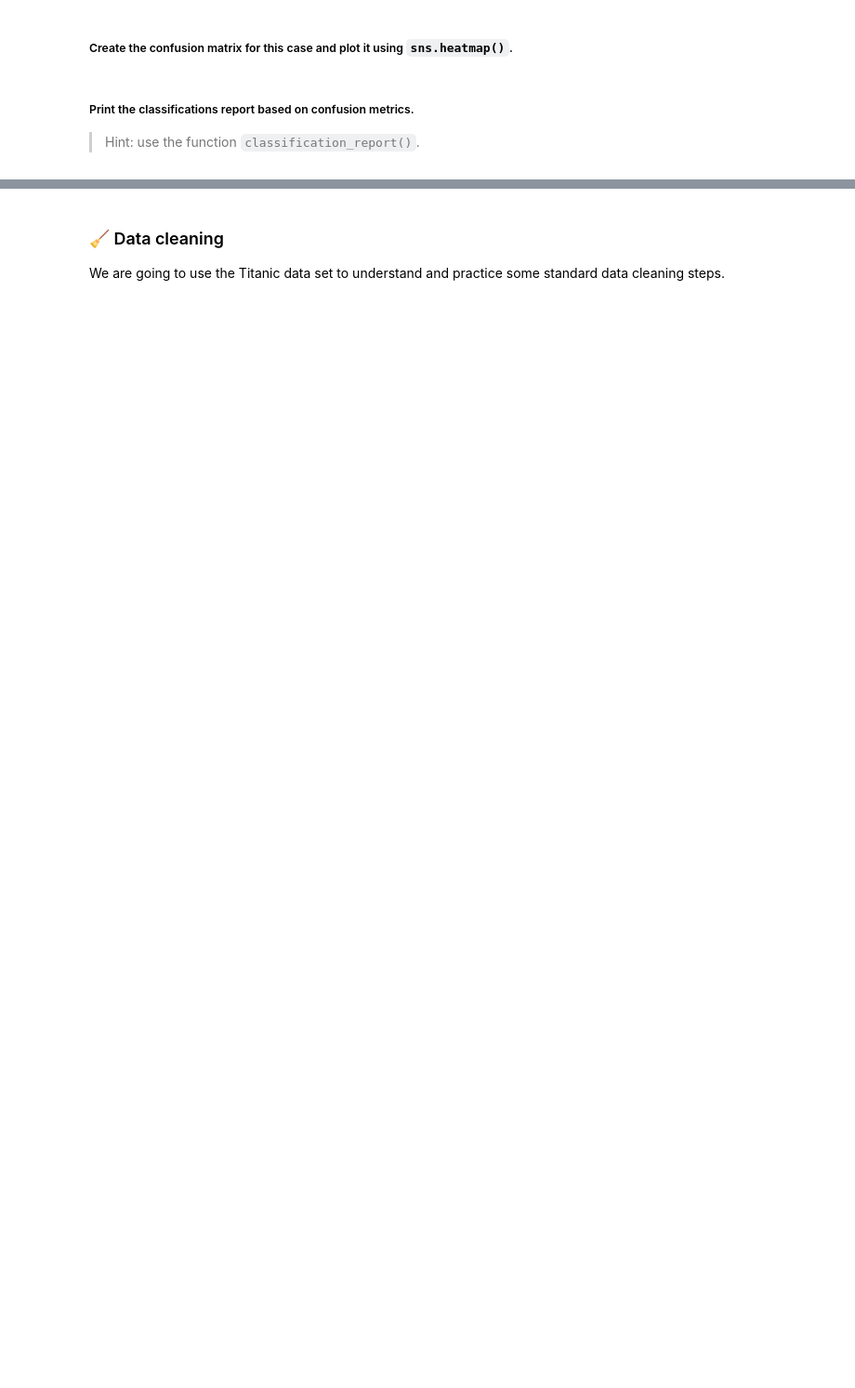
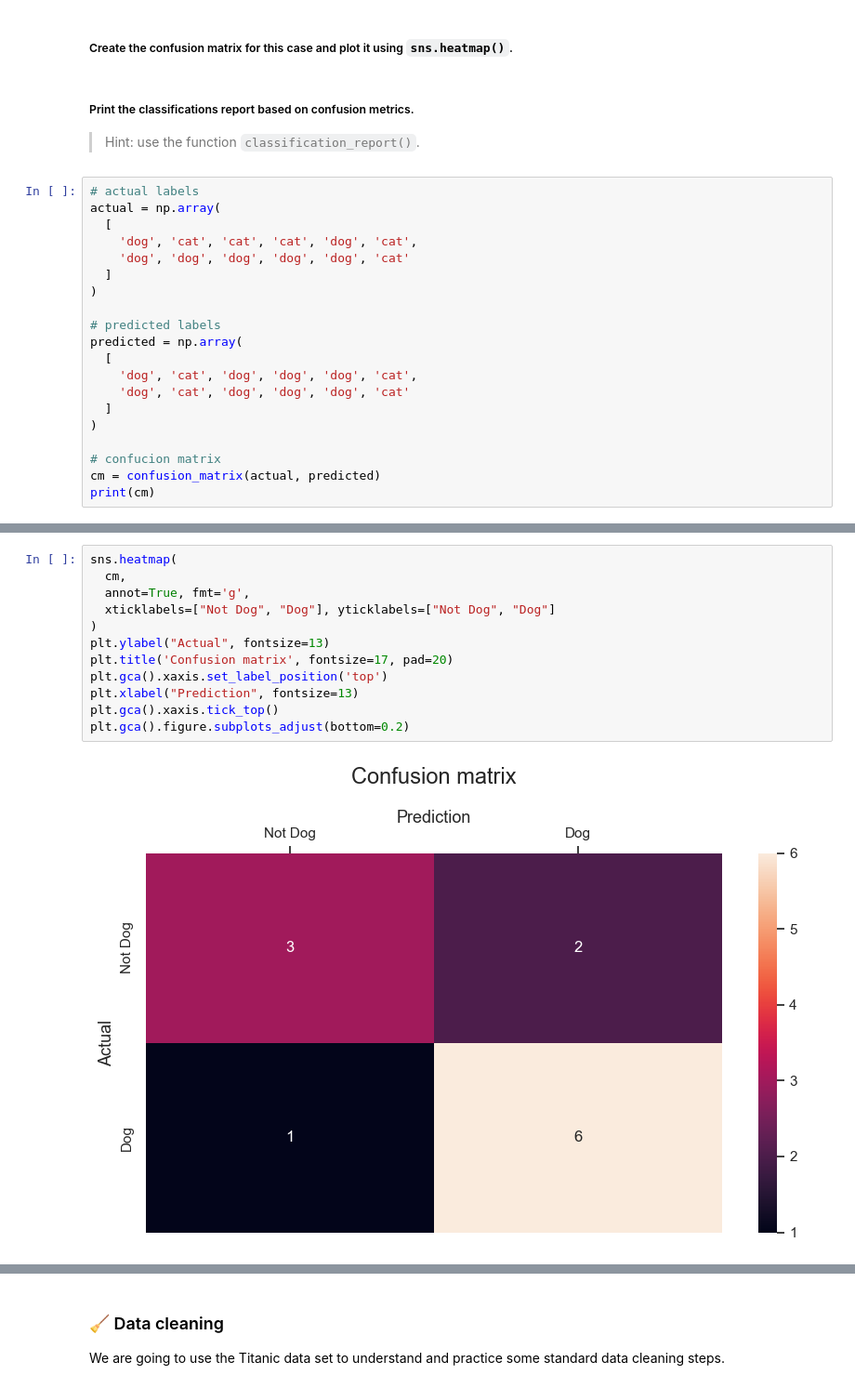
Before and after one commit to NunonuN/ml4research, a Jupyter notebook: notebooks/2+data-wrangling.ipynb, the cells around one changed output, grey strips where cells are left out. Shown at 93% size. Cells and saved outputs as stored; diff of their text form; blank space fills up the shorter version.

```diff
--- a/notebooks/2+data-wrangling.ipynb
+++ b/notebooks/2+data-wrangling.ipynb
@@ -60,3 +60,23 @@ Result      |     |     |     |     |     |     |     |     |     |     |     |
 # %% [markdown]
 ##### Print the classifications report based on confusion metrics.
 > Hint: use the function `classification_report()`.
+# %%
+# actual labels
+actual = np.array(
+  [
+    'dog', 'cat', 'cat', 'cat', 'dog', 'cat',
+    'dog', 'dog', 'dog', 'dog', 'dog', 'cat'
+  ]
+)
+
+# predicted labels
+predicted = np.array(
+  [
+    'dog', 'cat', 'dog', 'dog', 'dog', 'cat',
+    'dog', 'cat', 'dog', 'dog', 'dog', 'cat'
+  ]
+)
+
+# confucion matrix
+cm = confusion_matrix(actual, predicted)
+print(cm)
@@ -62,0 +106,14 @@ Result      |     |     |     |     |     |     |     |     |     |     |     |
+# %%
+sns.heatmap(
+  cm,
+  annot=True, fmt='g',
+  xticklabels=["Not Dog", "Dog"], yticklabels=["Not Dog", "Dog"]
+)
+plt.ylabel("Actual", fontsize=13)
+plt.title('Confusion matrix', fontsize=17, pad=20)
+plt.gca().xaxis.set_label_position('top')
+plt.xlabel("Prediction", fontsize=13)
+plt.gca().xaxis.tick_top()
+plt.gca().figure.subplots_adjust(bottom=0.2)
+# %% [output]
+[figure, added]
```
Also changed, not shown: parts of 19 cells of this notebook.
